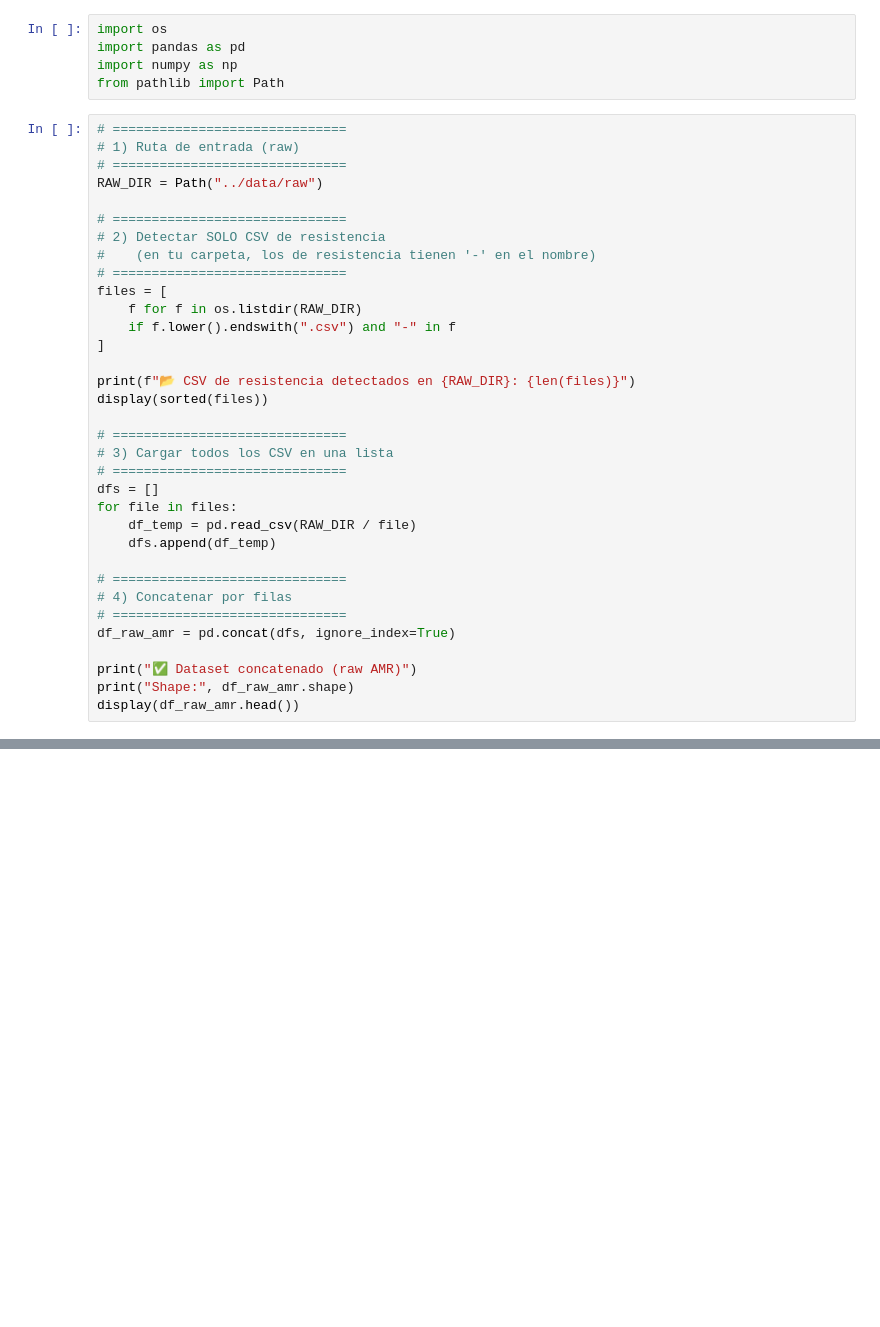
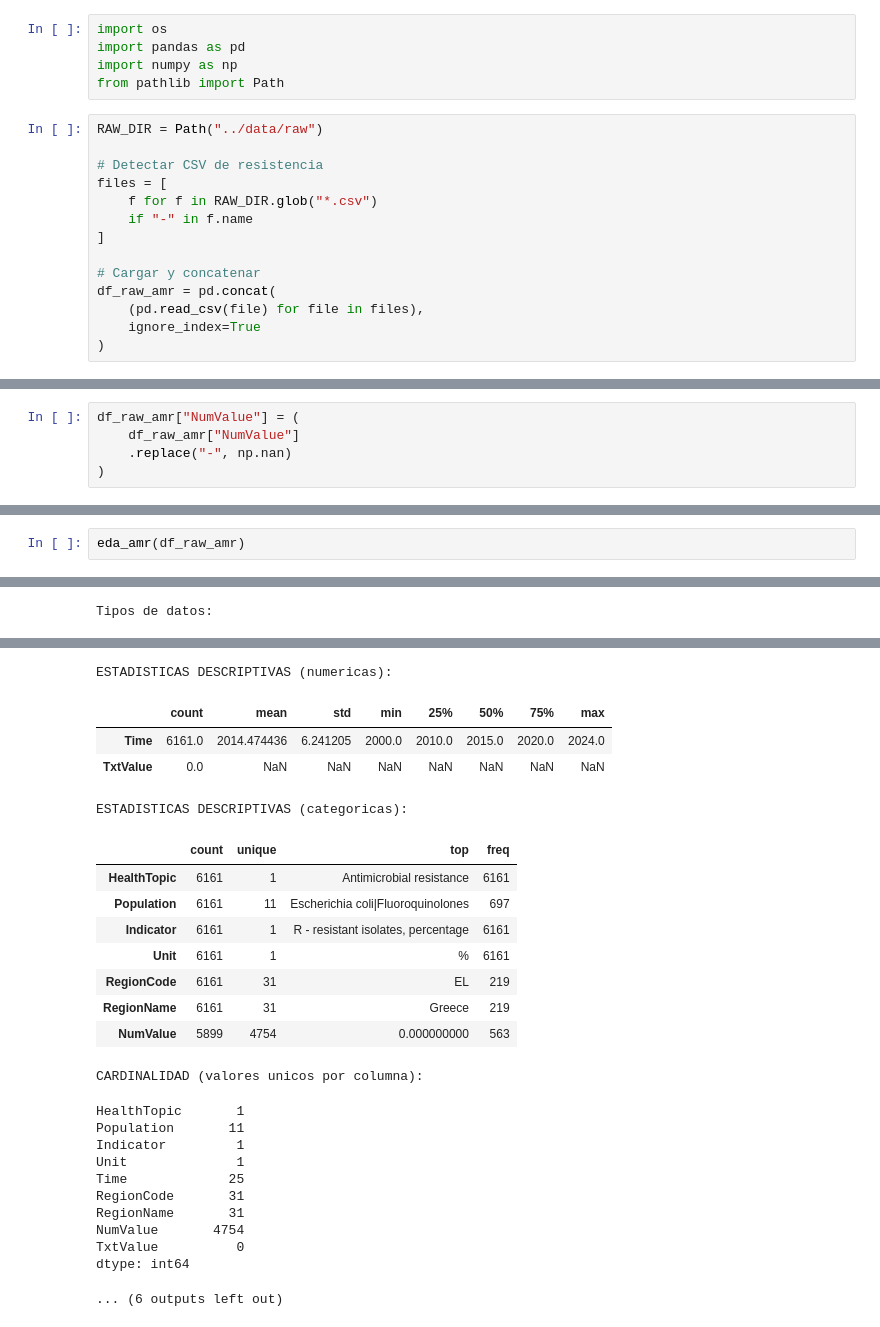
Before and after one commit to nieves-sanchez/antibiotic-resistance-eu-tableau, a Jupyter notebook: notebooks/02_union_eda_limpieza_resistencia_bacterias.ipynb, the cells around one changed output, grey strips where cells are left out. Cells and saved outputs as stored; diff of their text form; blank space fills up the shorter version.

Commit message:
subida final de resistencia

```diff
--- a/notebooks/02_union_eda_limpieza_resistencia_bacterias.ipynb
+++ b/notebooks/02_union_eda_limpieza_resistencia_bacterias.ipynb
@@ -15,36 +15,16 @@ import pandas as pd
 import numpy as np
 from pathlib import Path
 # %%
-# ==============================
-# 1) Ruta de entrada (raw)
-# ==============================
 RAW_DIR = Path("../data/raw")
 
-# ==============================
-# 2) Detectar SOLO CSV de resistencia
-#    (en tu carpeta, los de resistencia tienen '-' en el nombre)
-# ==============================
+# Detectar CSV de resistencia
 files = [
-    f for f in os.listdir(RAW_DIR)
-    if f.lower().endswith(".csv") and "-" in f
+    f for f in RAW_DIR.glob("*.csv")
+    if "-" in f.name
 ]
 
-print(f"📂 CSV de resistencia detectados en {RAW_DIR}: {len(files)}")
-display(sorted(files))
-
-# ==============================
-# 3) Cargar todos los CSV en una lista
-# ==============================
-dfs = []
-for file in files:
-    df_temp = pd.read_csv(RAW_DIR / file)
-    dfs.append(df_temp)
-
-# ==============================
-# 4) Concatenar por filas
-# ==============================
-df_raw_amr = pd.concat(dfs, ignore_index=True)
-
-print("✅ Dataset concatenado (raw AMR)")
-print("Shape:", df_raw_amr.shape)
-display(df_raw_amr.head())
+# Cargar y concatenar
+df_raw_amr = pd.concat(
+    (pd.read_csv(file) for file in files),
+    ignore_index=True
+)
@@ -71,0 +104,5 @@ Shape: (6161, 9)
+# %%
+df_raw_amr["NumValue"] = (
+    df_raw_amr["NumValue"]
+    .replace("-", np.nan)
+)
@@ -71,0 +176,3 @@ Shape: (6161, 9)
+# %%
+eda_amr(df_raw_amr)
+# %% [output]
@@ -71,0 +194 @@ Shape: (6161, 9)
+Tipos de datos:
@@ -71,0 +205,25 @@ Shape: (6161, 9)
+ESTADISTICAS DESCRIPTIVAS (numericas):
+|  | count | mean | std | min | 25% | 50% | 75% | max |
+| Time | 6161.0 | 2014.474436 | 6.241205 | 2000.0 | 2010.0 | 2015.0 | 2020.0 | 2024.0 |
+| TxtValue | 0.0 | NaN | NaN | NaN | NaN | NaN | NaN | NaN |
+ESTADISTICAS DESCRIPTIVAS (categoricas):
+|  | count | unique | top | freq |
+| HealthTopic | 6161 | 1 | Antimicrobial resistance | 6161 |
+| Population | 6161 | 11 | Escherichia coli|Fluoroquinolones | 697 |
+| Indicator | 6161 | 1 | R - resistant isolates, percentage | 6161 |
+| Unit | 6161 | 1 | % | 6161 |
+| RegionCode | 6161 | 31 | EL | 219 |
+| RegionName | 6161 | 31 | Greece | 219 |
+| NumValue | 5899 | 4754 | 0.000000000 | 563 |
+CARDINALIDAD (valores unicos por columna):
+HealthTopic       1
+Population       11
+Indicator         1
+Unit              1
+Time             25
+RegionCode       31
+RegionName       31
+NumValue       4754
+TxtValue          0
+dtype: int64
+... (6 outputs left out)
```
Also changed, not shown: parts of 21 cells of this notebook, 4 other files.
